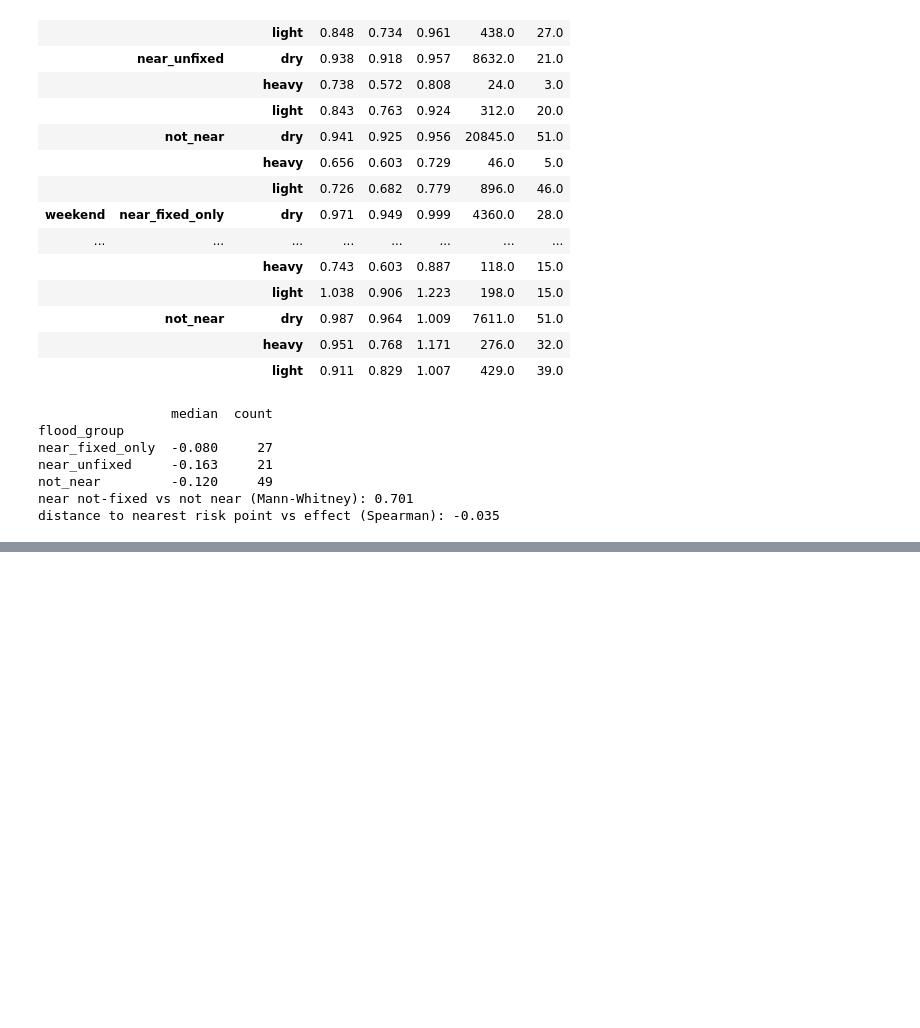
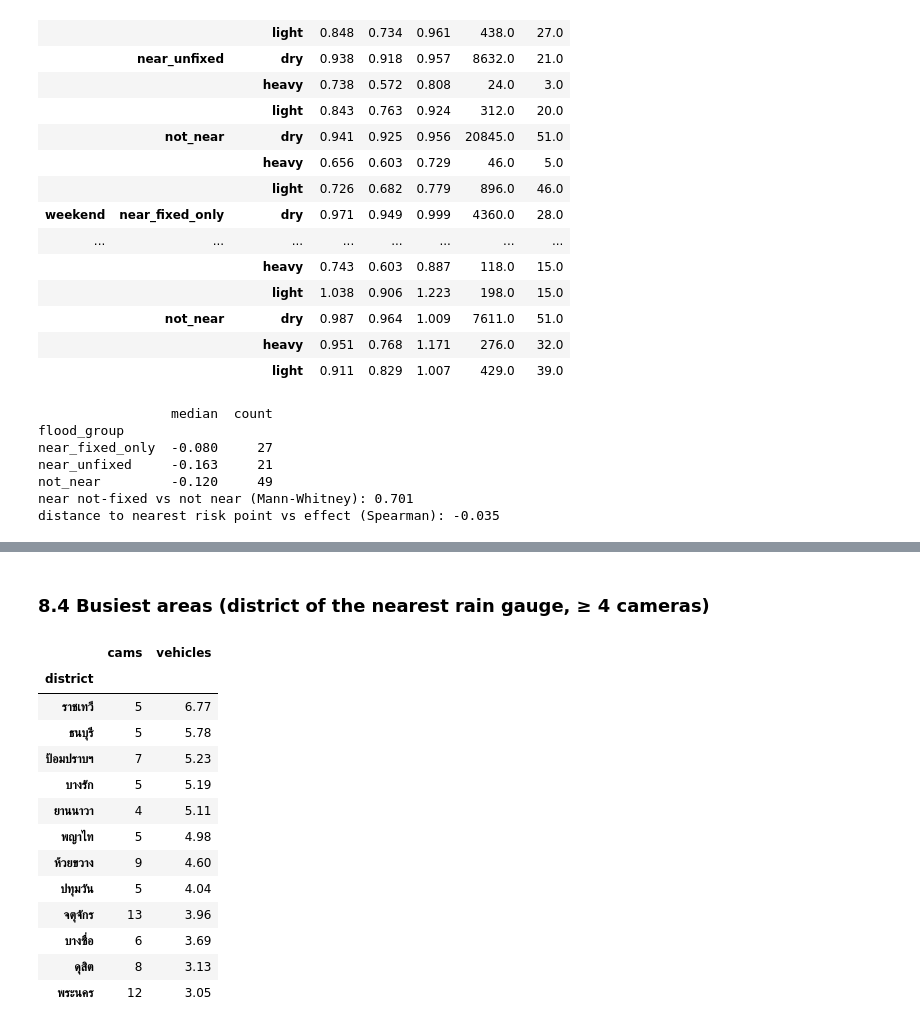
Before and after one commit to Mahhhh123/DSDE-Project-Traffic, a Jupyter notebook: 03_data_science/analysis.ipynb, the cells around one changed output, grey strips where cells are left out. Cells and saved outputs as stored; diff of their text form; code cells hidden in the pictures; blank space fills up the shorter version.

```diff
--- a/03_data_science/analysis.ipynb
+++ b/03_data_science/analysis.ipynb
@@ -307,0 +379,22 @@ distance to nearest risk point vs effect (Spearman): -0.035
+# %% [markdown]
+### 8.4 Busiest areas (district of the nearest rain gauge, ≥ 4 cameras)
+# %%
+st = pd.read_csv('../data/clean/bma_rain_stations.csv')
+cams['district'] = [st.district.iloc[((st.lat - r.lat) ** 2 + ((st.lon - r.lon) * 0.97) ** 2).idxmin()] for r in cams.itertuples()]
+area = cams.set_index('cam').join(dry.groupby('cam').vehicles.mean().rename('veh')).groupby('district').agg(cams=('veh', 'size'), vehicles=('veh', 'mean'))
+area[area.cams >= 4].sort_values('vehicles', ascending=False).round(2)
+# %% [output]
+|  | cams | vehicles |
+| district |  |  |
+| ราชเทวี | 5 | 6.77 |
+| ธนบุรี | 5 | 5.78 |
+| ป้อมปราบฯ | 7 | 5.23 |
+| บางรัก | 5 | 5.19 |
+| ยานนาวา | 4 | 5.11 |
+| พญาไท | 5 | 4.98 |
+| ห้วยขวาง | 9 | 4.60 |
+| ปทุมวัน | 5 | 4.04 |
+| จตุจักร | 13 | 3.96 |
+| บางซื่อ | 6 | 3.69 |
+| ดุสิต | 8 | 3.13 |
+| พระนคร | 12 | 3.05 |
```
Also changed, not shown: parts of 12 cells of this notebook, 2 other files.
